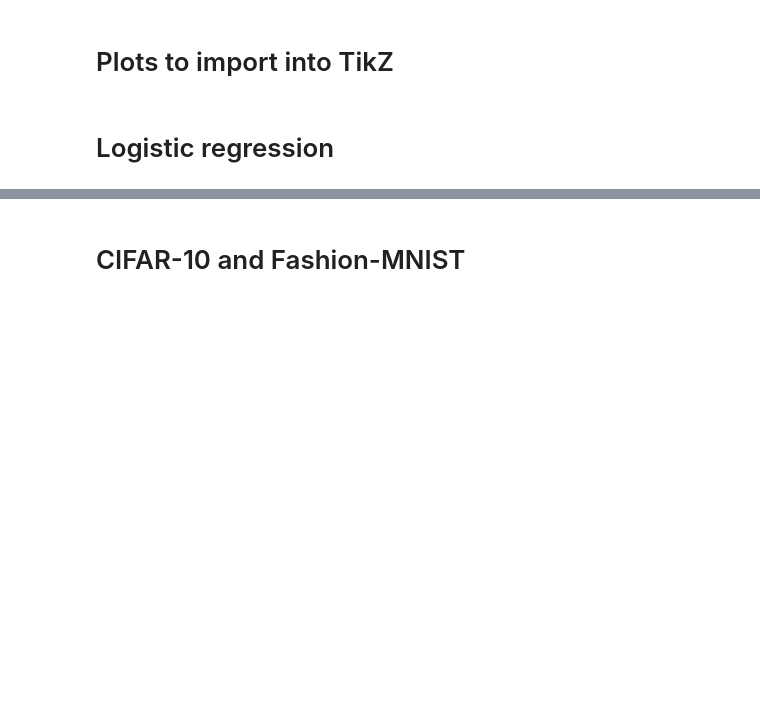
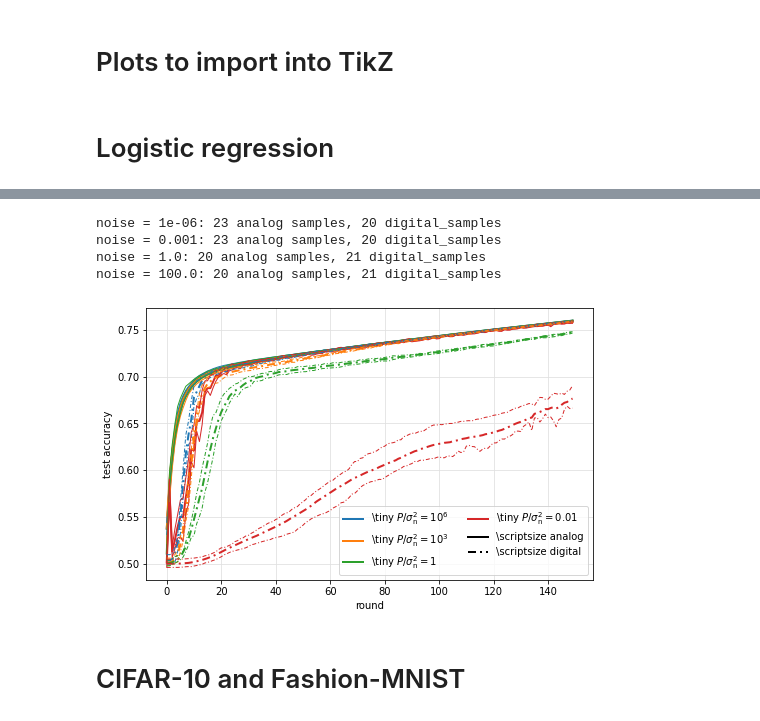
Before and after one commit to czlee/kyanite, a Jupyter notebook: tikz-plots.ipynb, the cells around one changed output, grey strips where cells are left out. Saved outputs shown, nothing was run; the diff lists cells and outputs as text; code cells hidden in the pictures; blank space fills up the shorter version.

```diff
--- a/tikz-plots.ipynb
+++ b/tikz-plots.ipynb
@@ -142,3 +161,18 @@ noise = 100.0: 20 analog samples, 11 digital_samples
+# %%
+all_specs = get_comparison_specs(20, 'deltas', 'read-zero', [1e-6, 1e-3, 1, 100])
+plot_comparison('accuracy', analog_path, digital_path, *all_specs, linewidth=2, plot_quartiles=True)
+modify_for_tikz()
+
+ax = plt.gca()
+ax.legend(ncol=2)
+
+tikzplotlib.save(figures_dir / "epsilon-n20-detail.tikz")
+# %% [output]
+noise = 1e-06: 23 analog samples, 20 digital_samples
+noise = 0.001: 23 analog samples, 20 digital_samples
+noise = 1.0: 20 analog samples, 21 digital_samples
+noise = 100.0: 20 analog samples, 21 digital_samples
+[figure, added]
 # %% [markdown]
 # CIFAR-10 and Fashion-MNIST
 # %%
```
Also changed, not shown: parts of 10 cells of this notebook, 2 other files.
